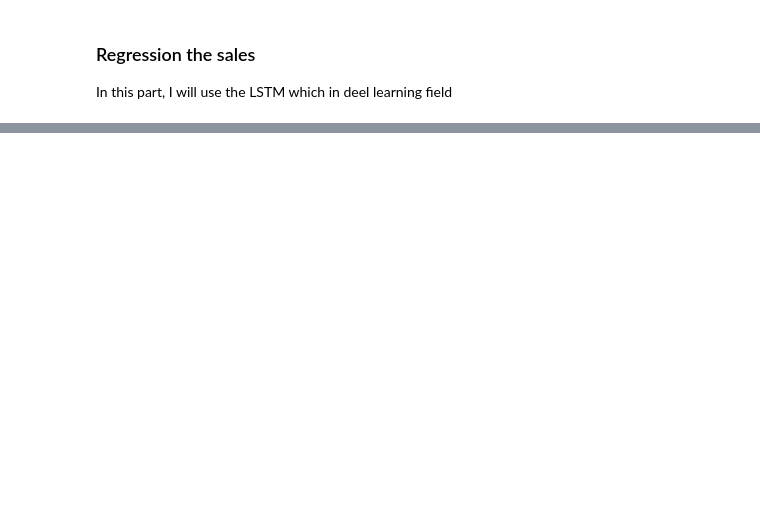
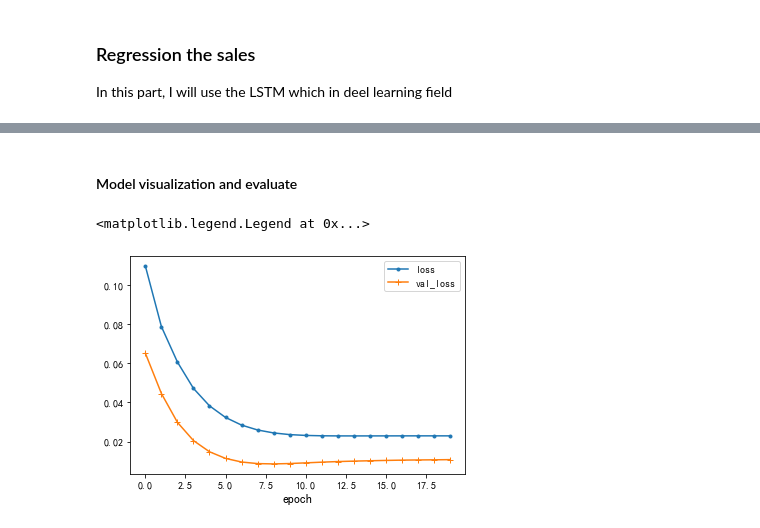
Before and after one commit to TobeMagic/Awesome-Data-Mining-Notebook, a Jupyter notebook: 数据挖掘笔记本&案例/案例/基于时间序列分析的自动售货机销售数据分析与应用/实验代码/基于数据赋能的自动售货机销售决策分析与研究_预测_聚类.ipynb, the cells around one changed output, grey strips where cells are left out. Cells and saved outputs as stored; diff of their text form; code cells hidden in the pictures; blank space fills up the shorter version.

```diff
--- a/数据挖掘笔记本&案例/案例/基于时间序列分析的自动售货机销售数据分析与应用/实验代码/基于数据赋能的自动售货机销售决策分析与研究_预测_聚类.ipynb
+++ b/数据挖掘笔记本&案例/案例/基于时间序列分析的自动售货机销售数据分析与应用/实验代码/基于数据赋能的自动售货机销售决策分析与研究_预测_聚类.ipynb
@@ -662,0 +728,22 @@ In this part, I will use the LSTM which in deel learning field
+# %%
+from keras import layers
+from keras.metrics import MSE
+from keras.models import Model
+from keras.losses import mse
+# from keras.preprocessing import sequence
+from sklearn.preprocessing import MinMaxScaler
+from keras.activations import leaky_relu
+
+
+inputs = layers.Input(shape=(12, 1))
+# x = layers.LSTM(64, return_sequences=True)(inputs)
+x = layers.LSTM(8)(x)
+x = layers.Dropout(0.2)(x)
+x = layers.Dense(16, activation=leaky_relu)(inputs)
+x = layers.Dense(8, activation=leaky_relu)(x)
+output = layers.Dense(1, activation="relu")(x)
+
+model = Model(inputs, output)
+model.compile(optimizer='rmsprop', loss=mse)
+model.fit(train_data, train_target, epochs=20,
+          validation_split=0.2, shuffle=False)
@@ -662,0 +769,17 @@ In this part, I will use the LSTM which in deel learning field
+# %% [markdown]
+#### Model visualization and evaluate
+# %%
+import matplotlib.pyplot as plt
+
+history = model.history
+loss = history.history["loss"]
+val_loss = history.history["val_loss"]
+
+plt.figure()
+plt.plot(loss,label="loss",marker= '.')
+plt.plot(val_loss,label="val_loss",marker = '+')
+plt.xlabel("epoch",fontsize=12)
+plt.legend()
+# %% [output]
+<matplotlib.legend.Legend at 0x...>
+[figure, added]
```
Also changed, not shown: parts of 18 cells of this notebook, 6 other files.
